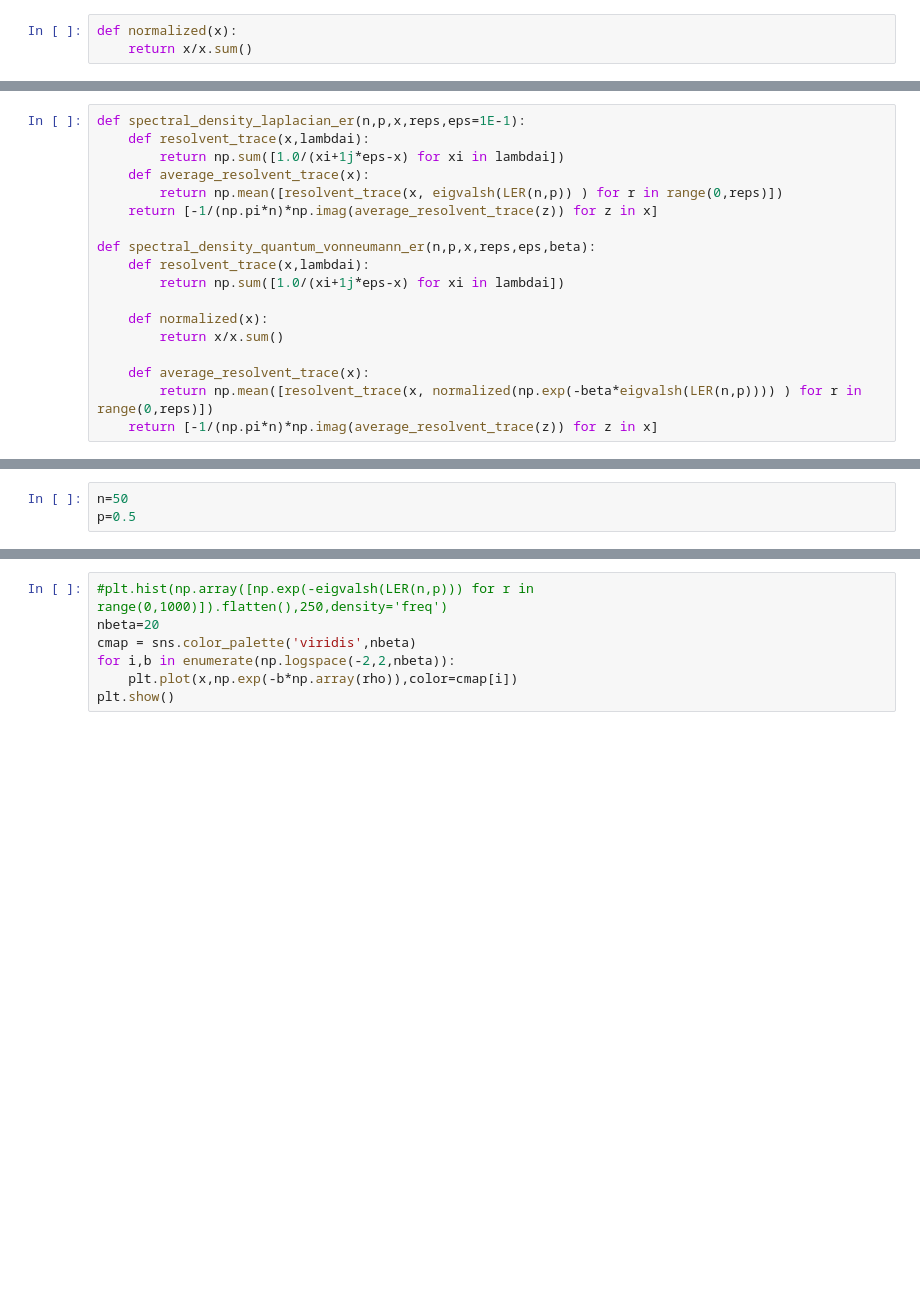
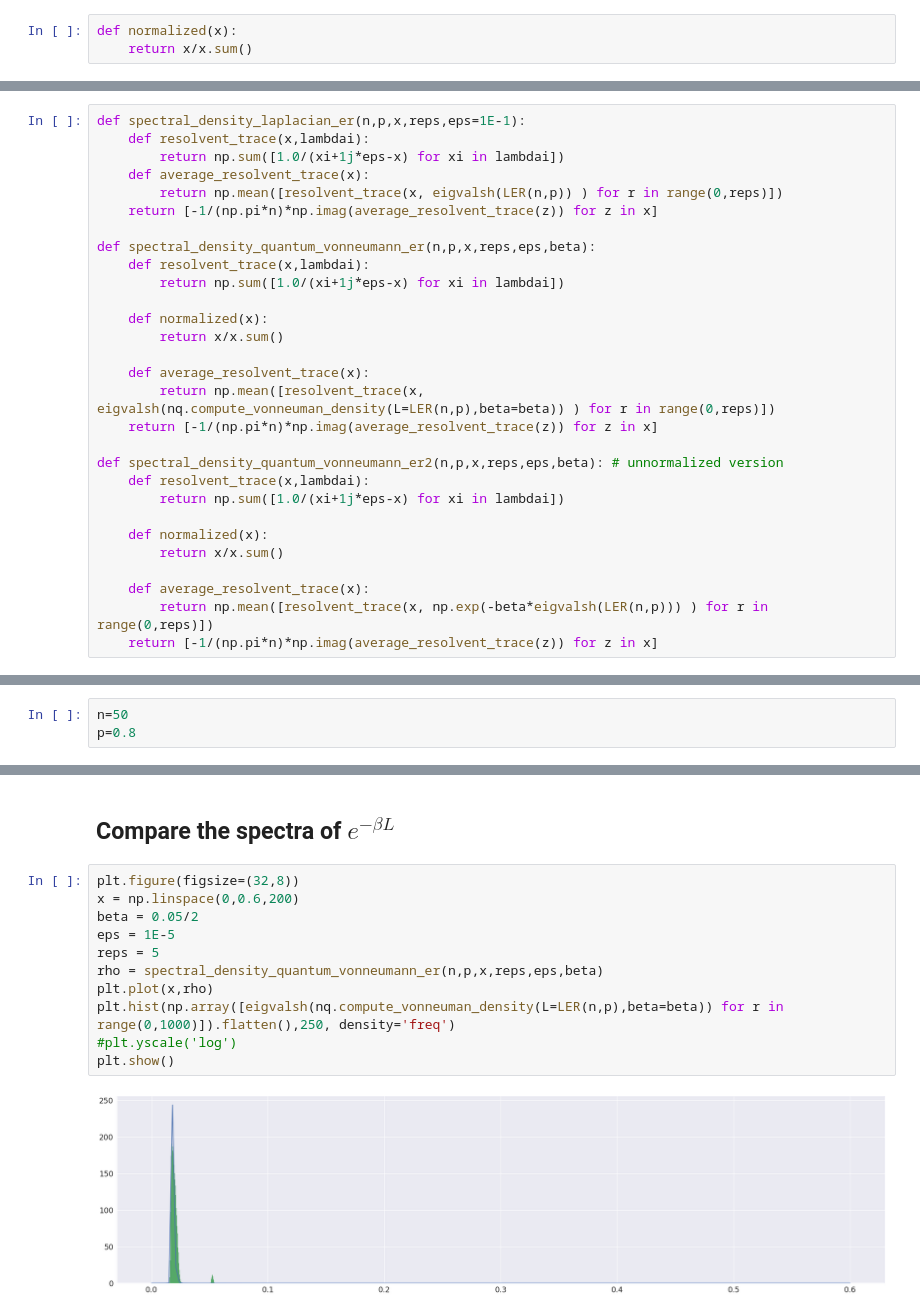
Before and after one commit to CarloNicolini/networkqit, a Jupyter notebook: notebooks/Quenched_vs_annealed_vs_randomfield.ipynb, the cells around one changed output, grey strips where cells are left out. Drawn from its saved outputs; the diff is of its cells as text; blank space fills up the shorter version.

```diff
--- a/notebooks/Quenched_vs_annealed_vs_randomfield.ipynb
+++ b/notebooks/Quenched_vs_annealed_vs_randomfield.ipynb
@@ -129,5 +132,16 @@ def spectral_density_quantum_vonneumann_er(n,p,x,reps,eps,beta):
         return x/x.sum()
 
     def average_resolvent_trace(x):
-        return np.mean([resolvent_trace(x, normalized(np.exp(-beta*eigvalsh(LER(n,p)))) ) for r in range(0,reps)])
+        return np.mean([resolvent_trace(x, eigvalsh(nq.compute_vonneuman_density(L=LER(n,p),beta=beta)) ) for r in range(0,reps)])
     return [-1/(np.pi*n)*np.imag(average_resolvent_trace(z)) for z in x]
+
+def spectral_density_quantum_vonneumann_er2(n,p,x,reps,eps,beta): # unnormalized version
+    def resolvent_trace(x,lambdai):
+        return np.sum([1.0/(xi+1j*eps-x) for xi in lambdai])
+
+    def normalized(x):
+        return x/x.sum()
+
+    def average_resolvent_trace(x):
+        return np.mean([resolvent_trace(x, np.exp(-beta*eigvalsh(LER(n,p))) ) for r in range(0,reps)])
+    return [-1/(np.pi*n)*np.imag(average_resolvent_trace(z)) for z in x]
@@ -134,4 +150,4 @@ def spectral_density_quantum_vonneumann_er(n,p,x,reps,eps,beta):
 # %%
 n=50
-p=0.5
+p=0.8
 # %%
@@ -148,7 +162,15 @@ plt.show()
-# %%
-#plt.hist(np.array([np.exp(-eigvalsh(LER(n,p))) for r in range(0,1000)]).flatten(),250,density='freq')
-nbeta=20
-cmap = sns.color_palette('viridis',nbeta)
-for i,b in enumerate(np.logspace(-2,2,nbeta)):
-    plt.plot(x,np.exp(-b*np.array(rho)),color=cmap[i])
-plt.show()
+# %% [markdown]
+## Compare the spectra of $e^{-\beta L}$
+# %%
+plt.figure(figsize=(32,8))
+x = np.linspace(0,0.6,200)
+beta = 0.05/2
+eps = 1E-5
+reps = 5
+rho = spectral_density_quantum_vonneumann_er(n,p,x,reps,eps,beta)
+plt.plot(x,rho)
+plt.hist(np.array([eigvalsh(nq.compute_vonneuman_density(L=LER(n,p),beta=beta)) for r in range(0,1000)]).flatten(),250, density='freq')
+#plt.yscale('log')
+plt.show()
+# %% [output]
+[figure, added]
```
Also changed, not shown: parts of 15 cells of this notebook, 2 other files.
